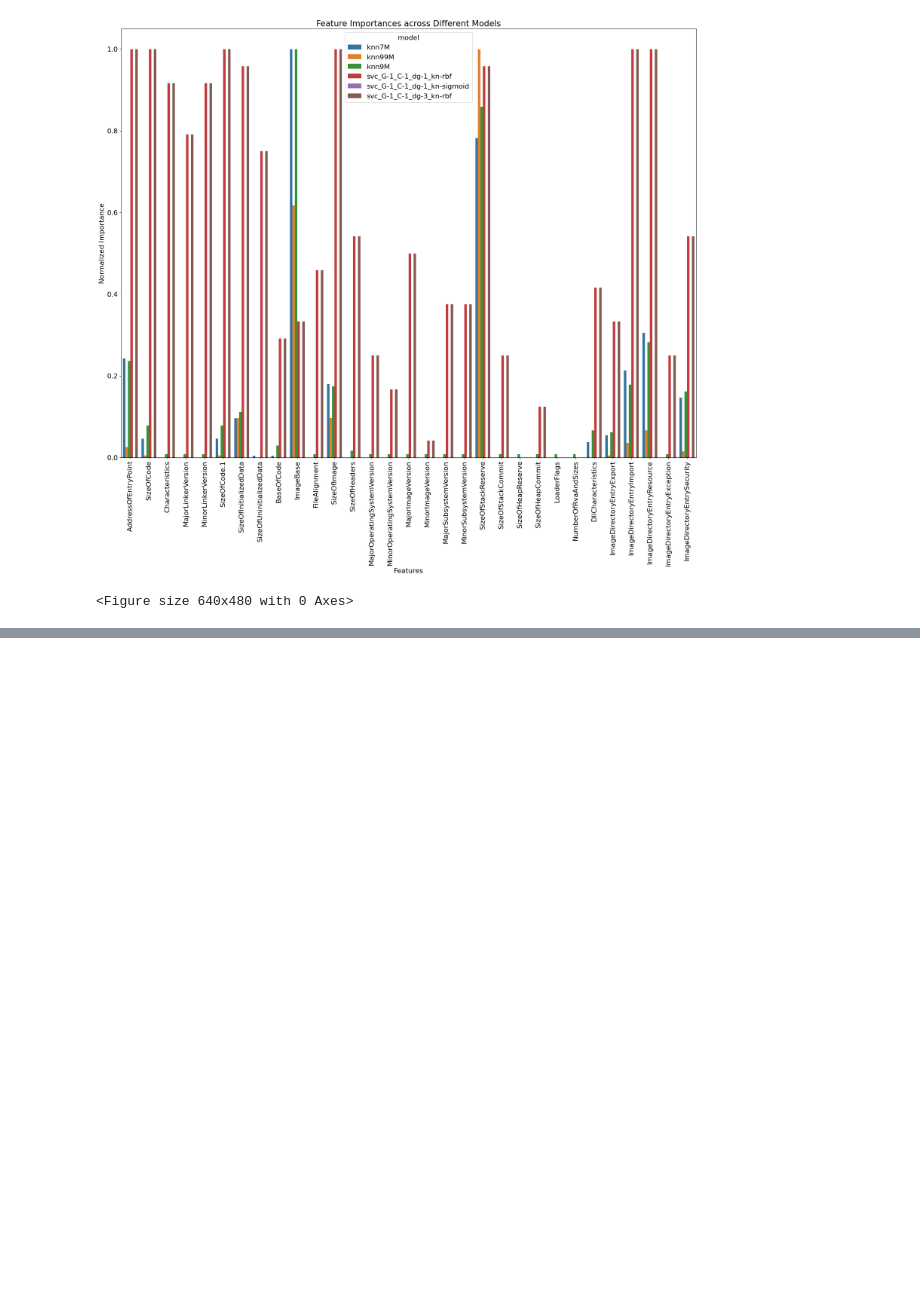
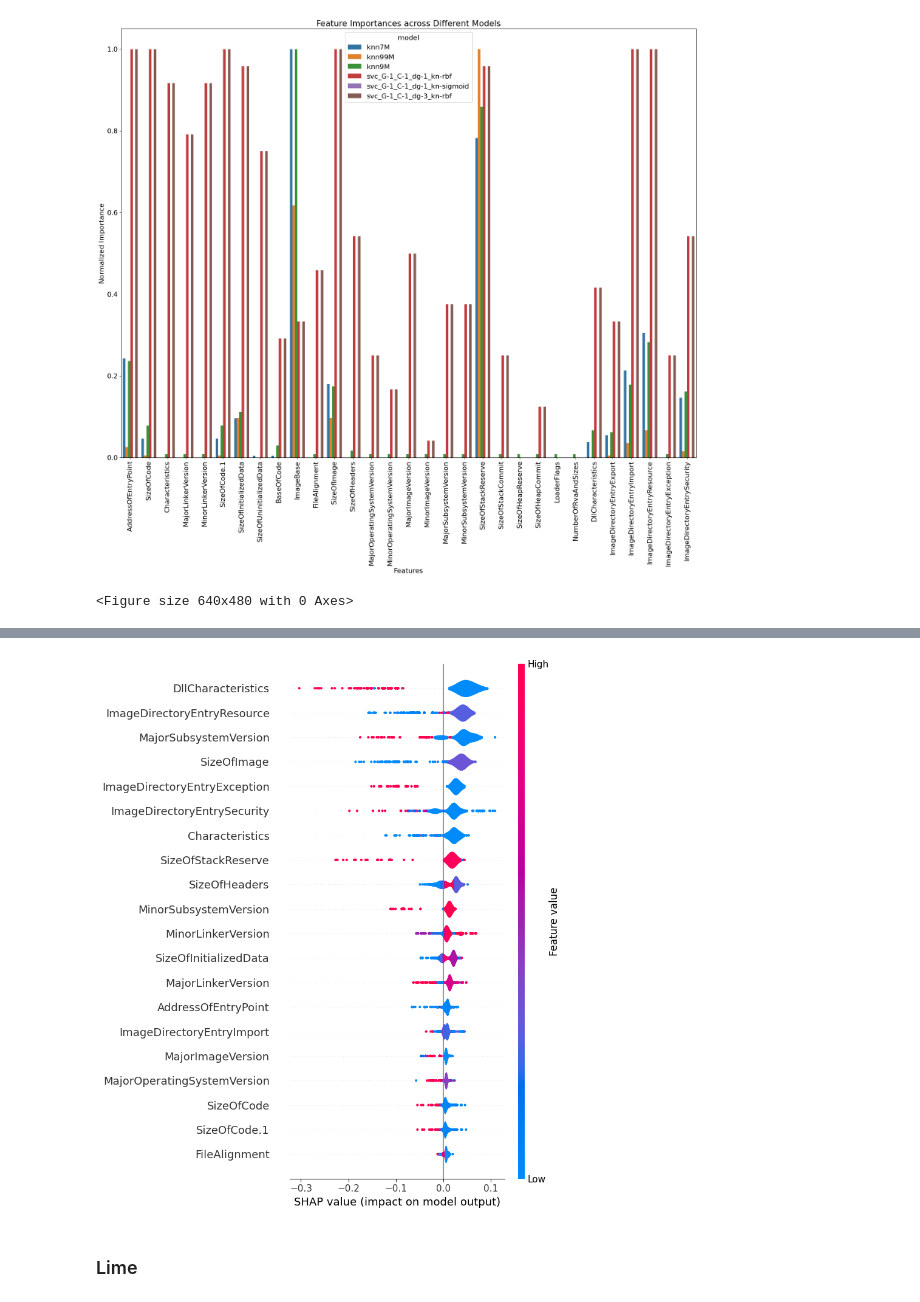
Before and after one commit to Kalagineer/amaml, a Jupyter notebook: amaml.ipynb, the cells around one changed output, grey strips where cells are left out. Cells and saved outputs as stored; diff of their text form; code cells hidden in the pictures; blank space fills up the shorter version.

Commit message:
added usage of shap and lime

```diff
--- a/amaml.ipynb
+++ b/amaml.ipynb
@@ -1018,0 +1054,6 @@ plt.tight_layout()
+# %%
+shap.summary_plot(meanShapValuesArray, xTest, feature_names=features, plot_type="violin",title=plot_title)
+# %% [output]
+[figure, added]
+# %% [markdown]
+### Lime
```
Also changed, not shown: parts of 18 cells of this notebook.
